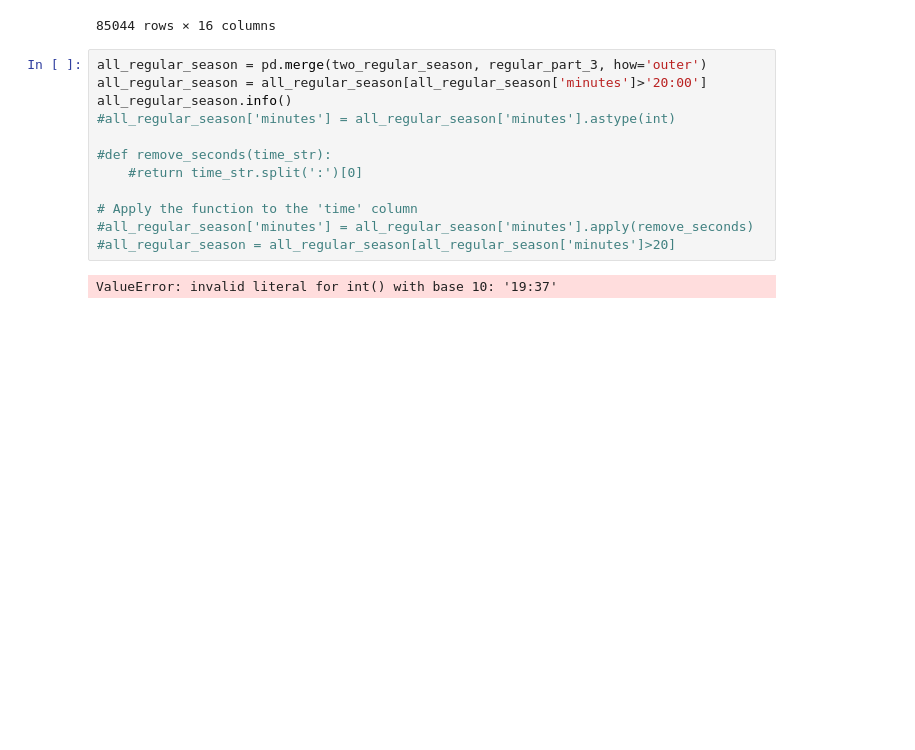
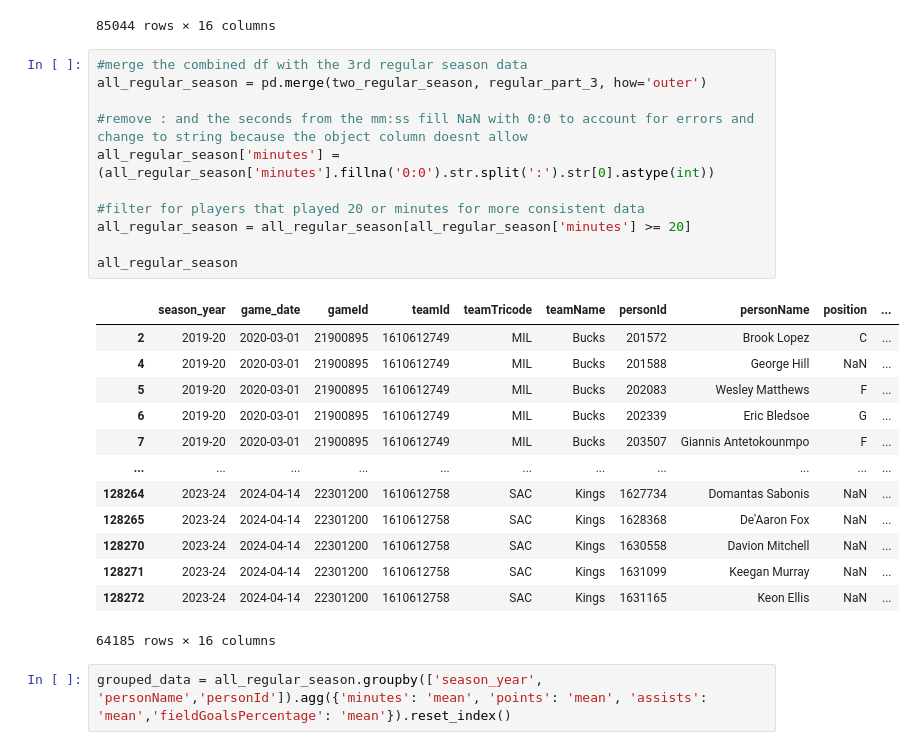
Before and after one commit to Jswine08/NBA_Player_Evolution_2020-2024, a Jupyter notebook: Capstone.ipynb, the cells around one changed output. Cells and saved outputs as stored; diff of their text form; blank space fills up the shorter version.

Commit message:
second day push

```diff
--- a/Capstone.ipynb
+++ b/Capstone.ipynb
@@ -154,16 +189,29 @@ two_regular_season
 | 85043 | 2023-24 | 2024-04-14 | 22301199 | 1610612746 | LAC | Clippers | 1641738 | Kobe Brown | NaN | ... |
 85044 rows × 16 columns
 # %%
+#merge the combined df with the 3rd regular season data
 all_regular_season = pd.merge(two_regular_season, regular_part_3, how='outer')
-all_regular_season = all_regular_season[all_regular_season['minutes']>'20:00']
-all_regular_season.info()
-#all_regular_season['minutes'] = all_regular_season['minutes'].astype(int)
 
-#def remove_seconds(time_str):
-    #return time_str.split(':')[0]
+#remove : and the seconds from the mm:ss fill NaN with 0:0 to account for errors and change to string because the object column doesnt allow
+all_regular_season['minutes'] = (all_regular_season['minutes'].fillna('0:0').str.split(':').str[0].astype(int))
 
-# Apply the function to the 'time' column
-#all_regular_season['minutes'] = all_regular_season['minutes'].apply(remove_seconds)
-#all_regular_season = all_regular_season[all_regular_season['minutes']>20]
+#filter for players that played 20 or minutes for more consistent data
+all_regular_season = all_regular_season[all_regular_season['minutes'] >= 20]
+
+all_regular_season
 # %% [output]
+|  | season_year | game_date | gameId | teamId | teamTricode | teamName | personId | personName | position | ... |
+| 2 | 2019-20 | 2020-03-01 | 21900895 | 1610612749 | MIL | Bucks | 201572 | Brook Lopez | C | ... |
+| 4 | 2019-20 | 2020-03-01 | 21900895 | 1610612749 | MIL | Bucks | 201588 | George Hill | NaN | ... |
+| 5 | 2019-20 | 2020-03-01 | 21900895 | 1610612749 | MIL | Bucks | 202083 | Wesley Matthews | F | ... |
+| 6 | 2019-20 | 2020-03-01 | 21900895 | 1610612749 | MIL | Bucks | 202339 | Eric Bledsoe | G | ... |
+| 7 | 2019-20 | 2020-03-01 | 21900895 | 1610612749 | MIL | Bucks | 203507 | Giannis Antetokounmpo | F | ... |
+| ... | ... | ... | ... | ... | ... | ... | ... | ... | ... | ... |
+| 128264 | 2023-24 | 2024-04-14 | 22301200 | 1610612758 | SAC | Kings | 1627734 | Domantas Sabonis | NaN | ... |
+| 128265 | 2023-24 | 2024-04-14 | 22301200 | 1610612758 | SAC | Kings | 1628368 | De'Aaron Fox | NaN | ... |
+| 128270 | 2023-24 | 2024-04-14 | 22301200 | 1610612758 | SAC | Kings | 1630558 | Davion Mitchell | NaN | ... |
+| 128271 | 2023-24 | 2024-04-14 | 22301200 | 1610612758 | SAC | Kings | 1631099 | Keegan Murray | NaN | ... |
+| 128272 | 2023-24 | 2024-04-14 | 22301200 | 1610612758 | SAC | Kings | 1631165 | Keon Ellis | NaN | ... |
-ValueError: invalid literal for int() with base 10: '19:37'
+64185 rows × 16 columns
+# %%
+grouped_data = all_regular_season.groupby(['season_year', 'personName','personId']).agg({'minutes': 'mean', 'points': 'mean', 'assists': 'mean','fieldGoalsPercentage': 'mean'}).reset_index()
```
Also changed, not shown: parts of 13 cells of this notebook, 6 other files.
